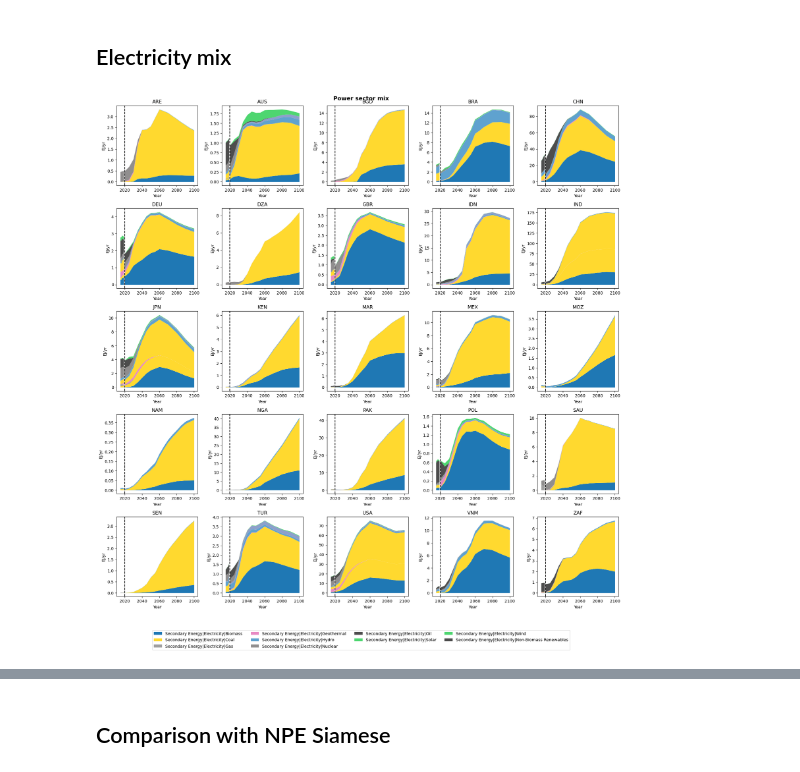
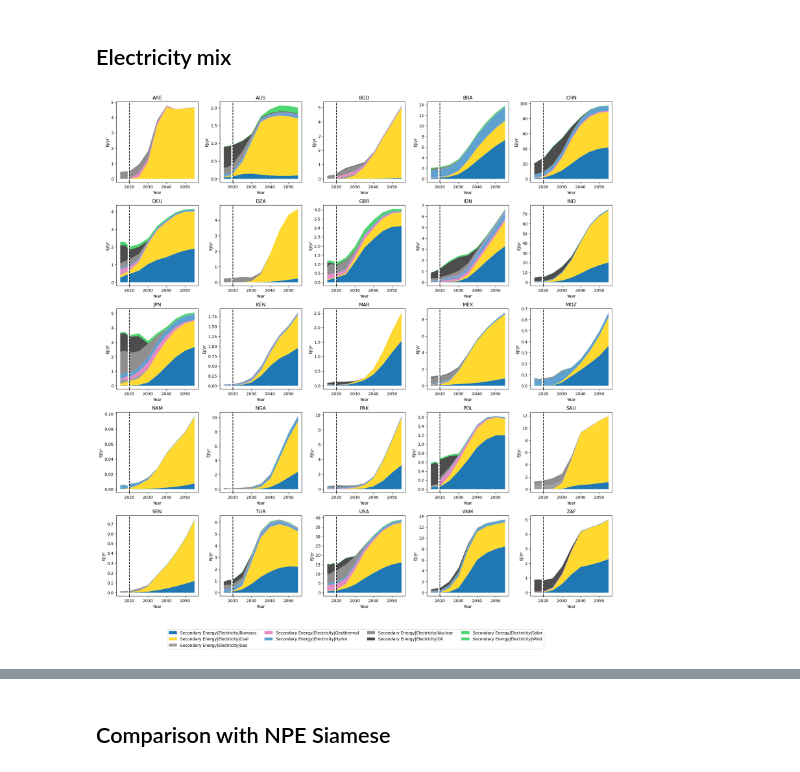
Before and after one commit to fabiosferra/DSCALE, a Jupyter notebook: notebook/explore_power.ipynb, the cells around one changed output, grey strips where cells are left out. Saved outputs shown, nothing was run; the diff lists cells and outputs as text; code cells hidden in the pictures.

```diff
--- a/notebook/explore_power.ipynb
+++ b/notebook/explore_power.ipynb
@@ -109,9 +110,5 @@ npe_siamese = pyam.IamDataFrame(NPE_PATH / '3_Data/results_v12/siamese.csv')
 # %% [output]
 [INFO] 11:56:50 - pyam.core: Reading file /Users/neilg/Library/CloudStorage/Box-Box/Climate Policy Team/02 - Projects/IKEA NDC 1.5° Pathways 23-25 - phase II/2 - Work Packages/WP2 - National 1.5°C Pat ...
 # %%
-# dscale_results_path = 'outputs/5_Explorer_and_New_Variables/REMIND-MAgPIE 3.3-4.8_REMIND_2025_for_testing_2025_12_15_test_2023_harmo_step5e_None.csv'
-dscale_results_path = 'outputs/week_2025_12_15/REMIND-MAgPIE 3.3-4.8_REMIND_2025_for_testing_2025_12_17_test_2022_harmo_step5e_None.csv'
-dscale_results_path_harmonised_input_data = 'outputs/remind_harm/REMIND 3.4_REMIND_2025_harmonised_2025_12_18_test_2022_harmo_step5e_None.csv'
-dscale_results = pyam.IamDataFrame(DSCALE_PATH / dscale_results_path)
-dscale_results_harmo_input = pyam.IamDataFrame(DSCALE_PATH / dscale_results_path_harmonised_input_data)
+dscale_results = pyam.IamDataFrame('../results/5_Explorer_and_New_Variables/REMIND 3.4_REMIND_fuel_mix_testing_04_02_2026_2022_harmo_step5g_synfuel.csv')
 # %% [output]
@@ -176,4 +172,4 @@ def create_macro_df(idf: pyam.IamDataFrame):
     return df_region
 # %%
 dscale_results_agg = pyam.IamDataFrame(create_macro_df(dscale_results).timeseries())
-dscale_results_agg_harmo_input = pyam.IamDataFrame(create_macro_df(dscale_results_harmo_input).timeseries())
+# dscale_results_agg_harmo_input = pyam.IamDataFrame(create_macro_df(dscale_results_harmo_input).timeseries())
@@ -180,7 +178,8 @@ dscale_results_agg_harmo_input = pyam.IamDataFrame(create_macro_df(dscale_result
 # %% [markdown]
 # Plotting config
 # %%
-power_mix_var = ['Secondary Energy|Electricity|Biomass',
+power_mix_var = [
+'Secondary Energy|Electricity|Biomass',
  'Secondary Energy|Electricity|Coal',
  'Secondary Energy|Electricity|Gas',
  'Secondary Energy|Electricity|Geothermal',
@@ -189,7 +188,8 @@ power_mix_var = ['Secondary Energy|Electricity|Biomass',
  'Secondary Energy|Electricity|Oil',
  'Secondary Energy|Electricity|Solar',
  'Secondary Energy|Electricity|Wind',
- 'Secondary Energy|Electricity|Non-Biomass Renewables']
+#  'Secondary Energy|Electricity|Non-Biomass Renewables'
+ ]
 # %%
 color_map = {
     'Secondary Energy|Electricity|Biomass': "#4ed670",
@@ -339,43 +339,43 @@ year_proj = [2020,
  2045,
  2050,
  2055,
- 2060,
- 2065,
- 2070,
- 2075,
- 2080,
- 2085,
- 2090,
- 2095,
- 2100]
-
+#  2060,
+#  2065,
+#  2070,
+#  2075,
+#  2080,
+#  2085,
+#  2090,
+#  2095,
+#  2100]
+]
 f, axes = plt.subplots(nrows=5, ncols=5, figsize=(18, 18))
 
 # colors = [color_map[v] for v in power_mix_var]
 
 for count, ax in enumerate(axes.ravel()):
 
     dscale_results.filter(
         scenario='NPE-core',
         region=IKEA_ISOS[count],
         variable=power_mix_var,
         year = year_proj
     ).plot.stack(ax=ax,)
 
     hist_data_iea.filter(
         region=IKEA_ISOS[count],
         variable=power_mix_var,
         year=[2015, 2016, 2017, 2018, 2019]
     ).plot.stack(ax=ax)
 
     ax.axvline(x=2020, color='k', ls='--')
     ax.set_title(IKEA_ISOS[count])
     ax.legend().remove()
 
 # ax.legend(ncols=4,loc='center',bbox_to_anchor=[0.5,-0.05])
 
-f.suptitle('Power sector mix',fontsize=14,fontweight='bold')
+# f.suptitle('Power sector mix',fontsize=14,fontweight='bold')
 f.legend(power_mix_var,ncols=4,loc='center',bbox_to_anchor=[0.5,-0.05])
 plt.tight_layout()
 # %% [output]
-[figure, old version]
+[figure, new version]
```
Also changed, not shown: parts of 8 cells of this notebook, 2 other files.
